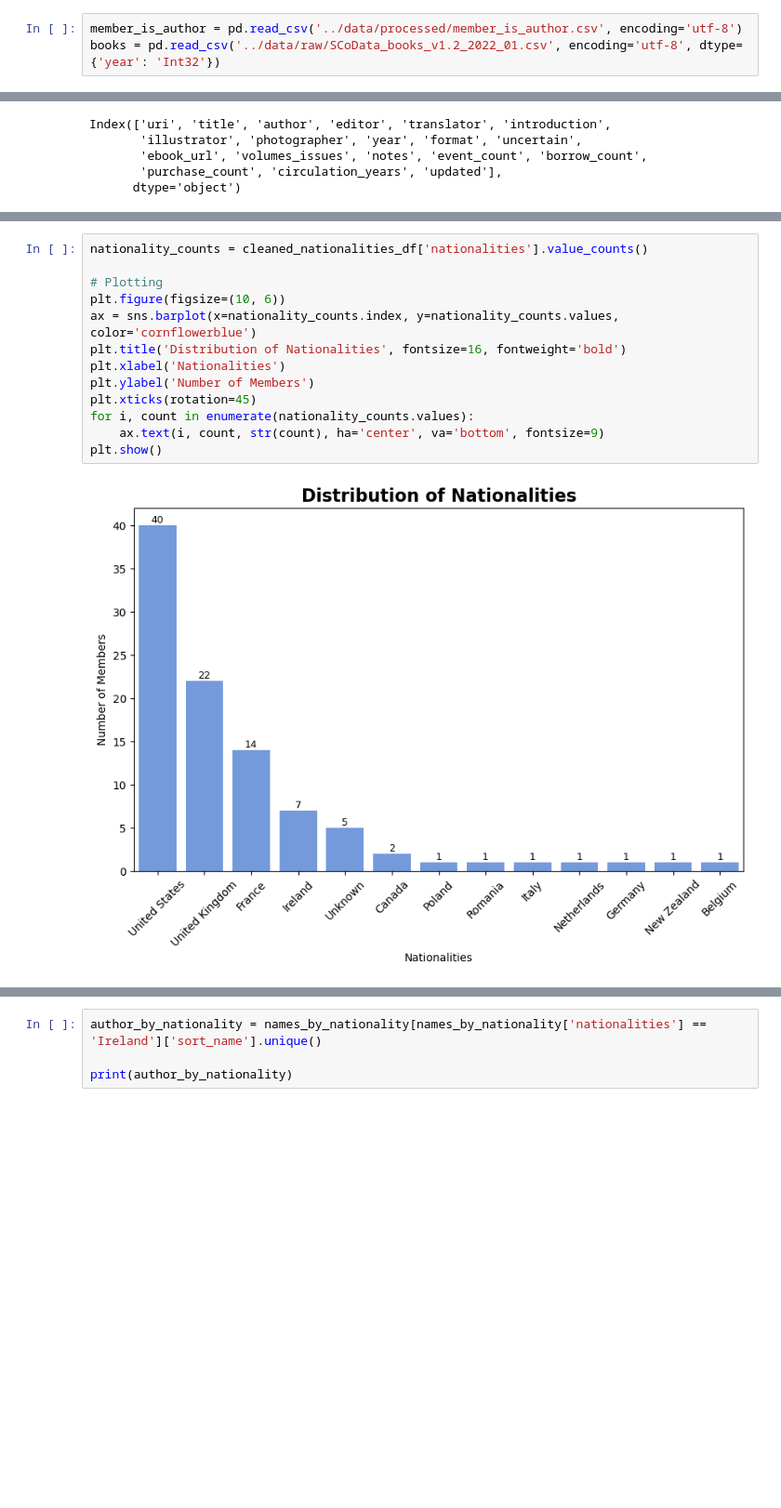
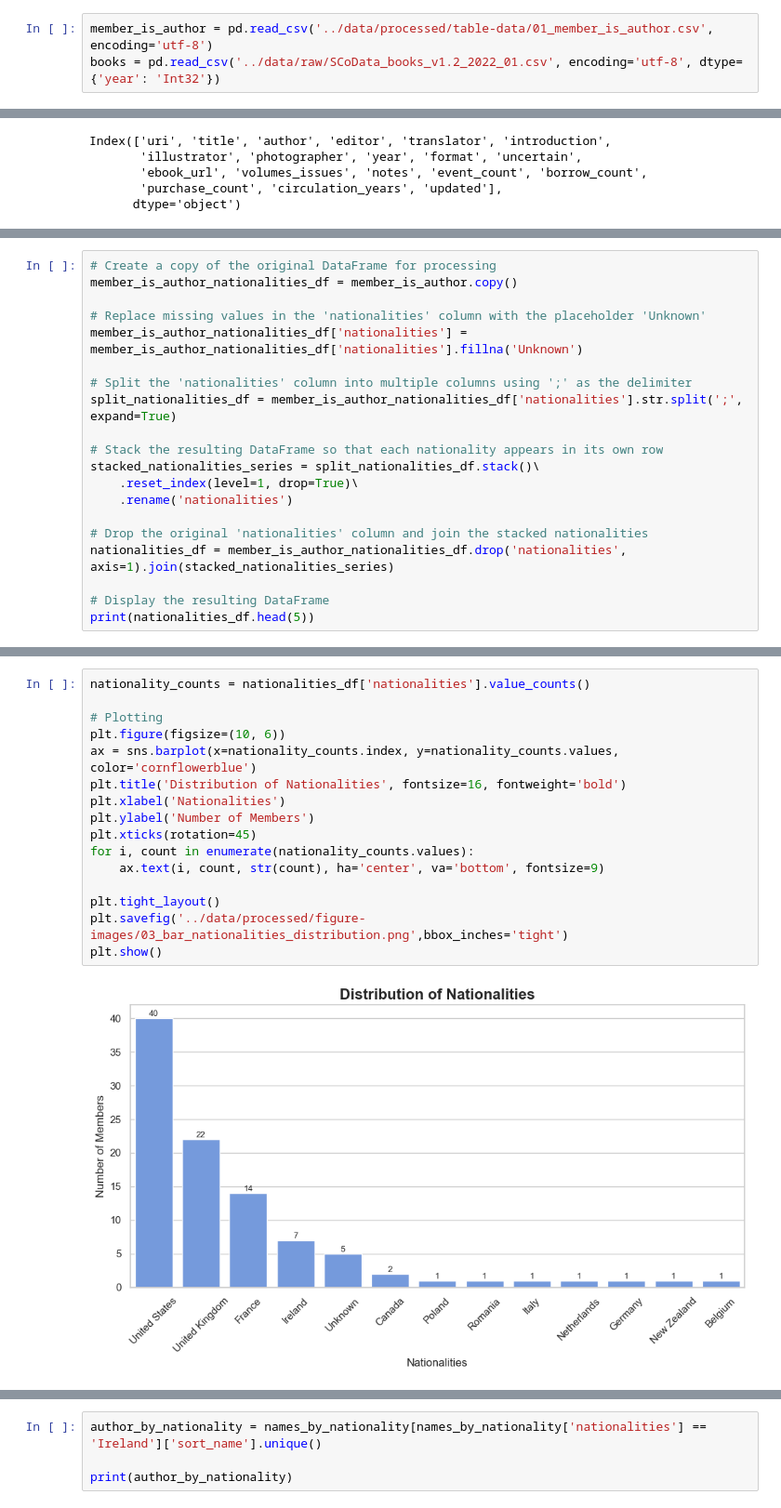
Before and after one commit to dittm/shakespeare-and-co, a Jupyter notebook: modules/03_statistical-analysis.ipynb, the cells around one changed output, grey strips where cells are left out. Shown at 93% size. Drawn from its saved outputs; the diff is of its cells as text; blank space fills up the shorter version.

```diff
--- a/modules/03_statistical-analysis.ipynb
+++ b/modules/03_statistical-analysis.ipynb
@@ -11,5 +15,5 @@ from utils import sort_names
 # %%
-member_is_author = pd.read_csv('../data/processed/member_is_author.csv', encoding='utf-8')
+member_is_author = pd.read_csv('../data/processed/table-data/01_member_is_author.csv', encoding='utf-8')
 books = pd.read_csv('../data/raw/SCoData_books_v1.2_2022_01.csv', encoding='utf-8', dtype={'year': 'Int32'})
 # %%
 member_is_author.columns
@@ -59,0 +51,20 @@ cleaned_nationalities_df = nationalities_df.drop('nationalities', axis=1).join(s
+# %%
+# Create a copy of the original DataFrame for processing
+member_is_author_nationalities_df = member_is_author.copy()
+
+# Replace missing values in the 'nationalities' column with the placeholder 'Unknown'
+member_is_author_nationalities_df['nationalities'] = member_is_author_nationalities_df['nationalities'].fillna('Unknown')
+
+# Split the 'nationalities' column into multiple columns using ';' as the delimiter
+split_nationalities_df = member_is_author_nationalities_df['nationalities'].str.split(';', expand=True)
+
+# Stack the resulting DataFrame so that each nationality appears in its own row
+stacked_nationalities_series = split_nationalities_df.stack()\
+    .reset_index(level=1, drop=True)\
+    .rename('nationalities')
+
+# Drop the original 'nationalities' column and join the stacked nationalities
+nationalities_df = member_is_author_nationalities_df.drop('nationalities', axis=1).join(stacked_nationalities_series)
+
+# Display the resulting DataFrame
+print(nationalities_df.head(5))
@@ -60,17 +89,20 @@ cleaned_nationalities_df = nationalities_df.drop('nationalities', axis=1).join(s
 # %%
-nationality_counts = cleaned_nationalities_df['nationalities'].value_counts()
+nationality_counts = nationalities_df['nationalities'].value_counts()
 
 # Plotting
 plt.figure(figsize=(10, 6))
 ax = sns.barplot(x=nationality_counts.index, y=nationality_counts.values, color='cornflowerblue')
 plt.title('Distribution of Nationalities', fontsize=16, fontweight='bold')
 plt.xlabel('Nationalities')
 plt.ylabel('Number of Members')
 plt.xticks(rotation=45)
 for i, count in enumerate(nationality_counts.values):
     ax.text(i, count, str(count), ha='center', va='bottom', fontsize=9)
+
+plt.tight_layout()
+plt.savefig('../data/processed/figure-images/03_bar_nationalities_distribution.png',bbox_inches='tight')
 plt.show()
 # %% [output]
-[figure, old version]
+[figure, new version]
 # %%
 # Group by nationality and aggregate the sort_name column
```
Also changed, not shown: parts of 14 cells of this notebook, 35 other files.
